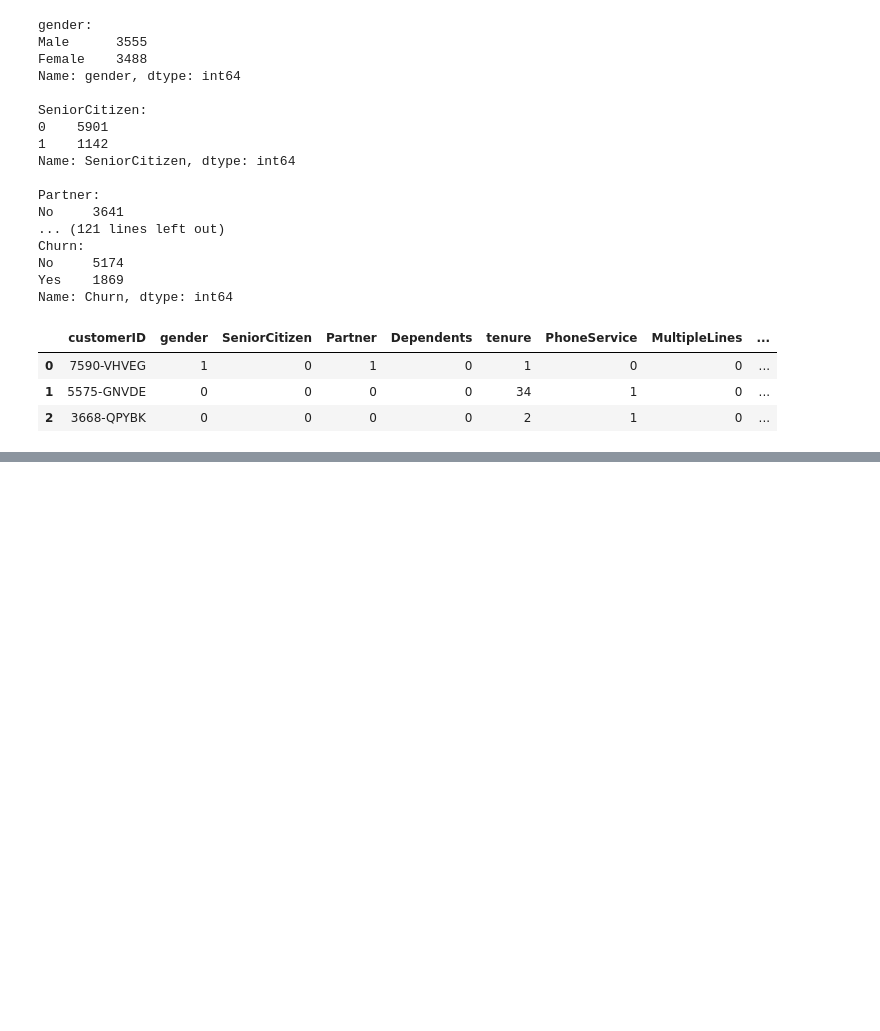
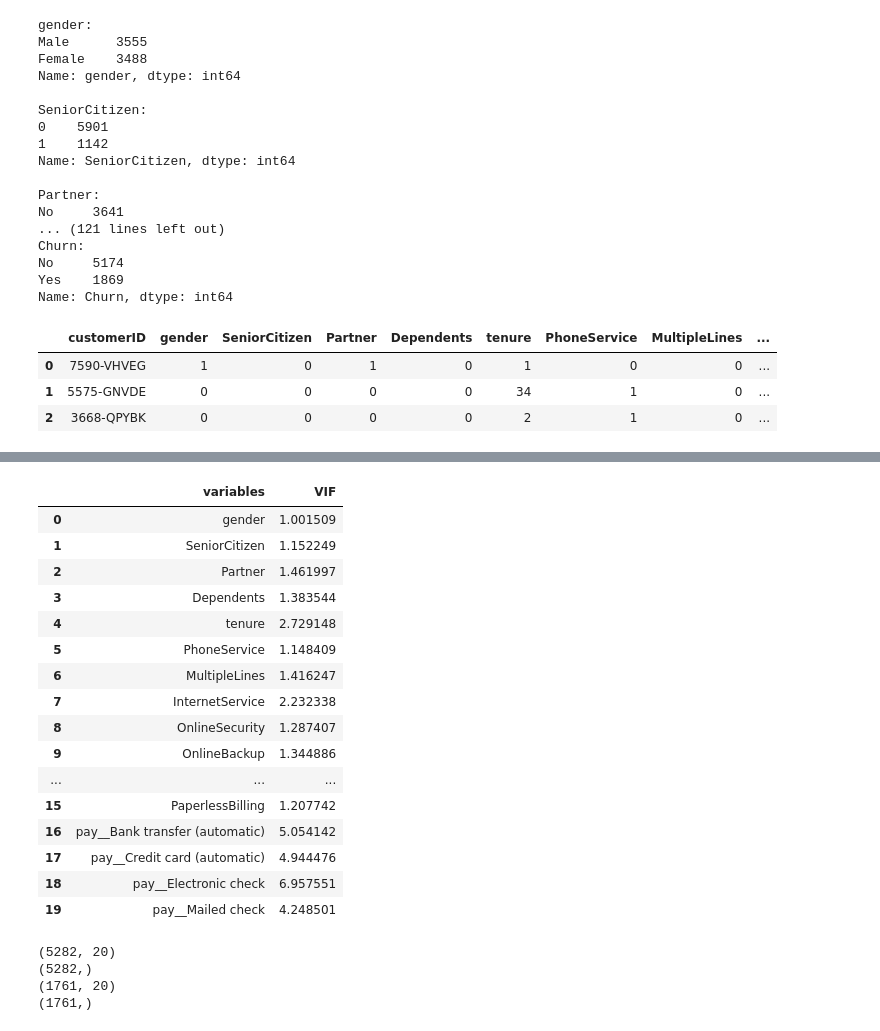
Before and after one commit to Rahul711sharma/Classification, a Jupyter notebook: Telco_Customer_Churn.ipynb, the cells around one changed output, grey strips where cells are left out. Cells and saved outputs as stored; diff of their text form; code cells hidden in the pictures; blank space fills up the shorter version.

```diff
--- a/Telco_Customer_Churn.ipynb
+++ b/Telco_Customer_Churn.ipynb
@@ -122,0 +112,4 @@ Name: TotalCharges, Length: 7043, dtype: object
+# %%
+for a,i in enumerate(x['TotalCharges']):
+
+  print(a,float(i))
@@ -122,0 +140,2 @@ Name: TotalCharges, Length: 7043, dtype: object
+# %%
+x.replace(' ',0,inplace=True)
@@ -122,0 +147,3 @@ Name: TotalCharges, Length: 7043, dtype: object
+# %%
+for i in x['TotalCharges']:
+  x['TotalCharges']= float(i)
@@ -122,0 +155,9 @@ Name: TotalCharges, Length: 7043, dtype: object
+# %%
+from statsmodels.stats.outliers_influence import variance_inflation_factor
+
+def vif(x):
+  vif = pd.DataFrame()
+  vif["variables"] = x.columns
+  vif["VIF"] = [variance_inflation_factor(x.values, i) for i in range(x.shape[1])]
+
+  return(vif)
@@ -122,0 +175,25 @@ Name: TotalCharges, Length: 7043, dtype: object
+# %%
+vif(x[['gender', 'SeniorCitizen', 'Partner', 'Dependents', 'tenure',
+       'PhoneService', 'MultipleLines', 'InternetService', 'OnlineSecurity',
+       'OnlineBackup', 'DeviceProtection', 'TechSupport', 'StreamingTV',
+       'StreamingMovies', 'Contract', 'PaperlessBilling', 'pay__Bank transfer (automatic)',
+       'pay__Credit card (automatic)', 'pay__Electronic check',
+       'pay__Mailed check']])
+# %% [output]
+|  | variables | VIF |
+| 0 | gender | 1.001509 |
+| 1 | SeniorCitizen | 1.152249 |
+| 2 | Partner | 1.461997 |
+| 3 | Dependents | 1.383544 |
+| 4 | tenure | 2.729148 |
+| 5 | PhoneService | 1.148409 |
+| 6 | MultipleLines | 1.416247 |
+| 7 | InternetService | 2.232338 |
+| 8 | OnlineSecurity | 1.287407 |
+| 9 | OnlineBackup | 1.344886 |
+| ... | ... | ... |
+| 15 | PaperlessBilling | 1.207742 |
+| 16 | pay__Bank transfer (automatic) | 5.054142 |
+| 17 | pay__Credit card (automatic) | 4.944476 |
+| 18 | pay__Electronic check | 6.957551 |
+| 19 | pay__Mailed check | 4.248501 |
@@ -122,0 +207,12 @@ Name: TotalCharges, Length: 7043, dtype: object
+# %%
+from sklearn.model_selection import train_test_split
+x_train,x_test,y_train,y_test = train_test_split(x,y)
+print(x_train.shape)
+print(y_train.shape)
+print(x_test.shape)
+print(y_test.shape)
+# %% [output]
+(5282, 20)
+(5282,)
+(1761, 20)
+(1761,)
```
Also changed, not shown: parts of 21 cells of this notebook.
